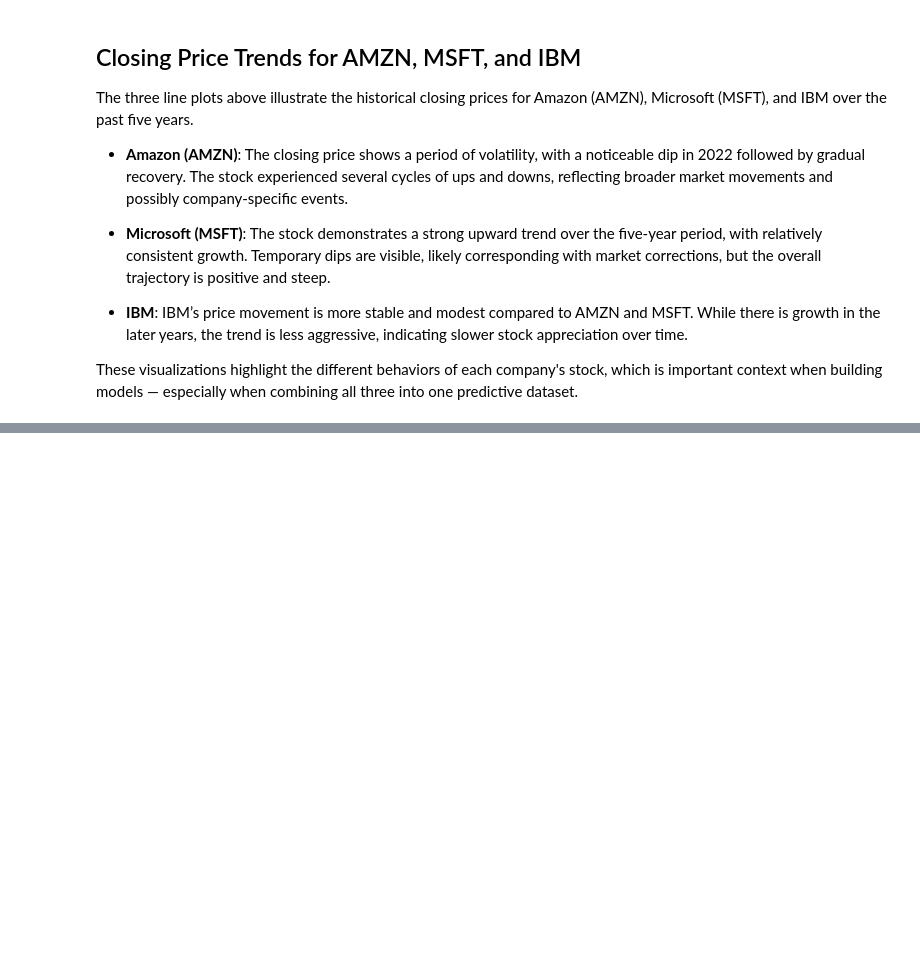
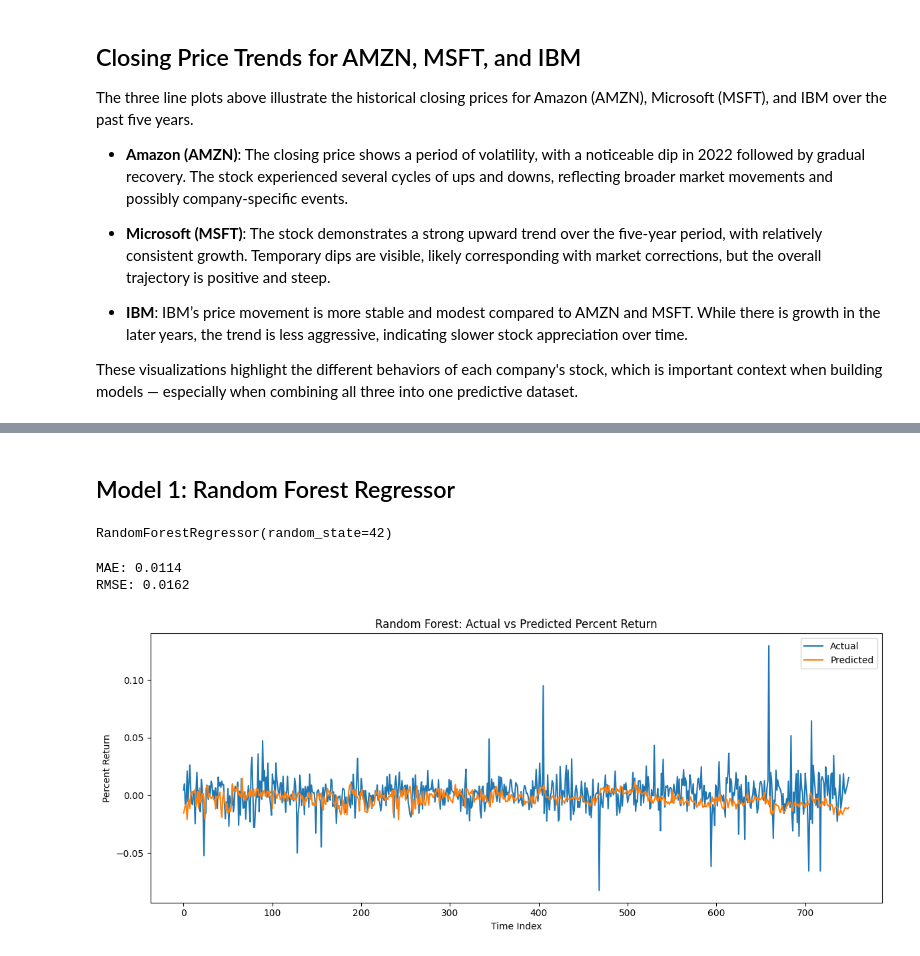
Before and after one commit to dberry002/Stock-Price-Forecasting, a Jupyter notebook: data/Stock-Forecasting.ipynb, the cells around one changed output, grey strips where cells are left out. Drawn from its saved outputs; the diff is of its cells as text; code cells hidden in the pictures; blank space fills up the shorter version.

```diff
--- a/data/Stock-Forecasting.ipynb
+++ b/data/Stock-Forecasting.ipynb
@@ -369,0 +307,43 @@ plt.show()
+# %% [markdown]
+## Model 1: Random Forest Regressor
+# %%
+features = ['Close', 'Volume', 'Lag_Close_1', 'MA_7']
+target = 'Target_Return'
+
+# Drop NaNs just to be safe
+model_df = combined_df[features + [target]].dropna()
+
+X = model_df[features]
+y = model_df[target]
+
+X_train, X_test, y_train, y_test = train_test_split(
+    X, y, test_size=0.2, shuffle=False  # time-aware split
+)
+# %%
+model = RandomForestRegressor(n_estimators=100, random_state=42)
+model.fit(X_train, y_train)
+# %% [output]
+RandomForestRegressor(random_state=42)
+# %%
+y_pred = model.predict(X_test)
+
+mae = mean_absolute_error(y_test, y_pred)
+rmse = np.sqrt(mean_squared_error(y_test, y_pred))
+
+print(f"MAE: {mae:.4f}")
+print(f"RMSE: {rmse:.4f}")
+# %% [output]
+MAE: 0.0114
+RMSE: 0.0162
+# %%
+plt.figure(figsize=(12, 5))
+plt.plot(y_test.values, label='Actual')
+plt.plot(y_pred, label='Predicted')
+plt.title('Random Forest: Actual vs Predicted Percent Return')
+plt.xlabel('Time Index')
+plt.ylabel('Percent Return')
+plt.legend()
+plt.tight_layout()
+plt.show()
+# %% [output]
+[figure, added]
```
Also changed, not shown: parts of 31 cells of this notebook, 4 other files.
